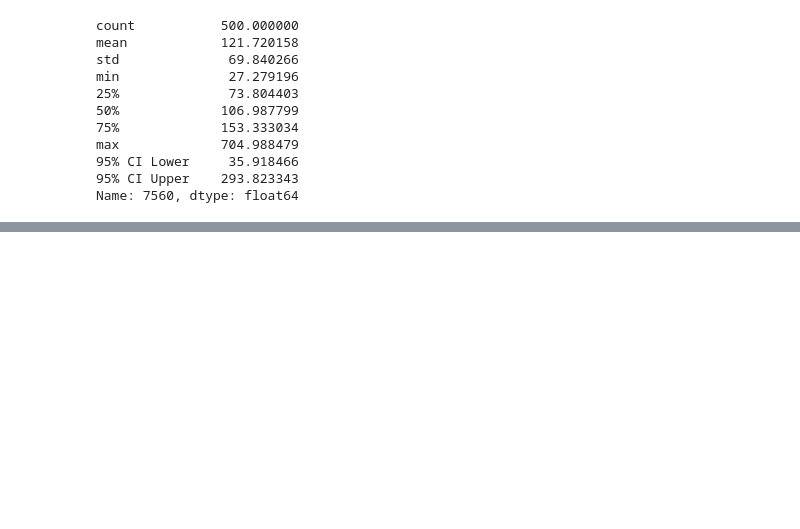
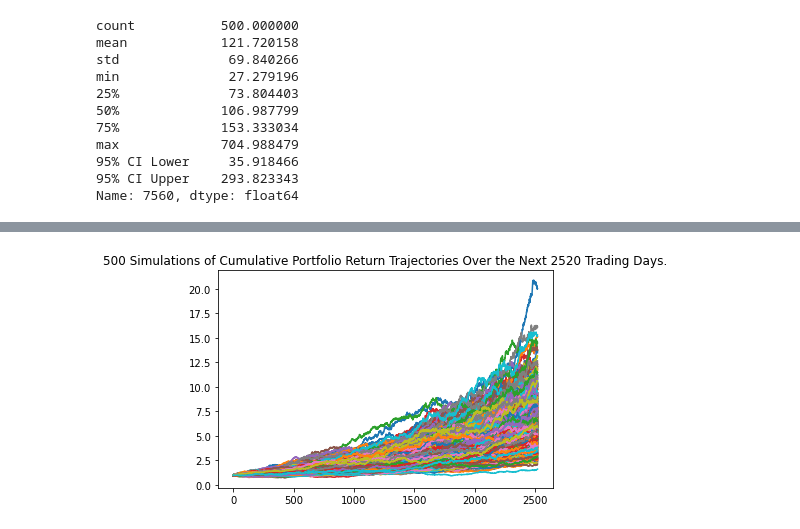
Before and after one commit to dhockenb/financial_planners, a Jupyter notebook: financial_planning.ipynb, the cells around one changed output, grey strips where cells are left out. Cells and saved outputs as stored; diff of their text form; code cells hidden in the pictures; blank space fills up the shorter version.

```diff
--- a/financial_planning.ipynb
+++ b/financial_planning.ipynb
@@ -330,0 +345,7 @@ Name: 7560, dtype: float64
+# %%
+MC_tenyear = MCSimulation(
+  portfolio_data = portfolio_split_df,
+  weights = [.20,.80],
+  num_simulation = 500,
+  num_trading_days = 252*10
+)
@@ -330,0 +407,4 @@ Name: 7560, dtype: float64
+# %%
+MC_sim_line_plot2 = MC_tenyear.plot_simulation()
+# %% [output]
+[figure, added]
```
Also changed, not shown: parts of 8 cells of this notebook.
